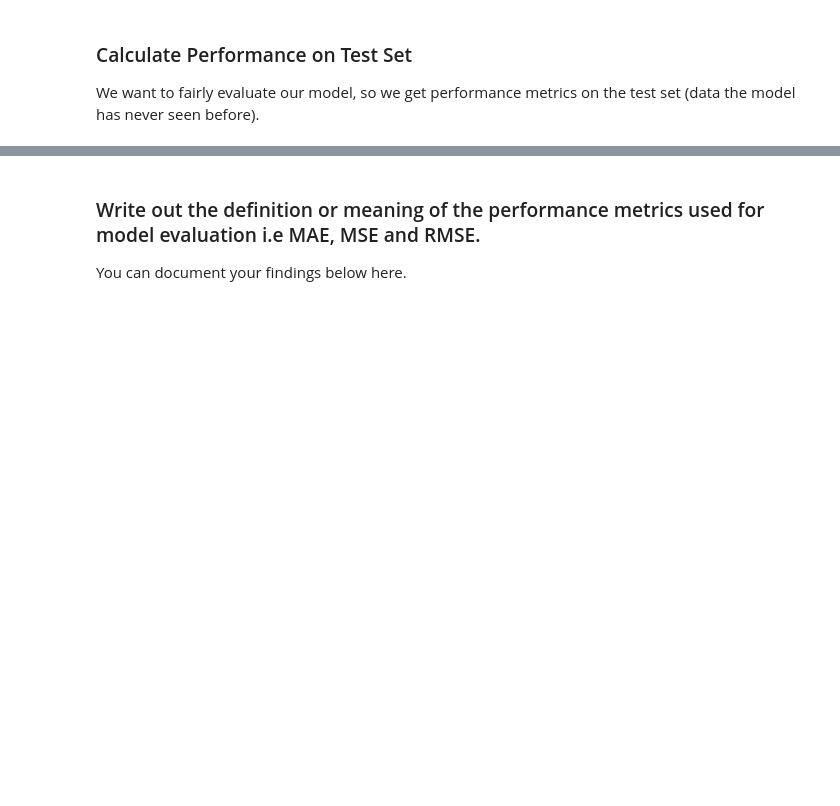
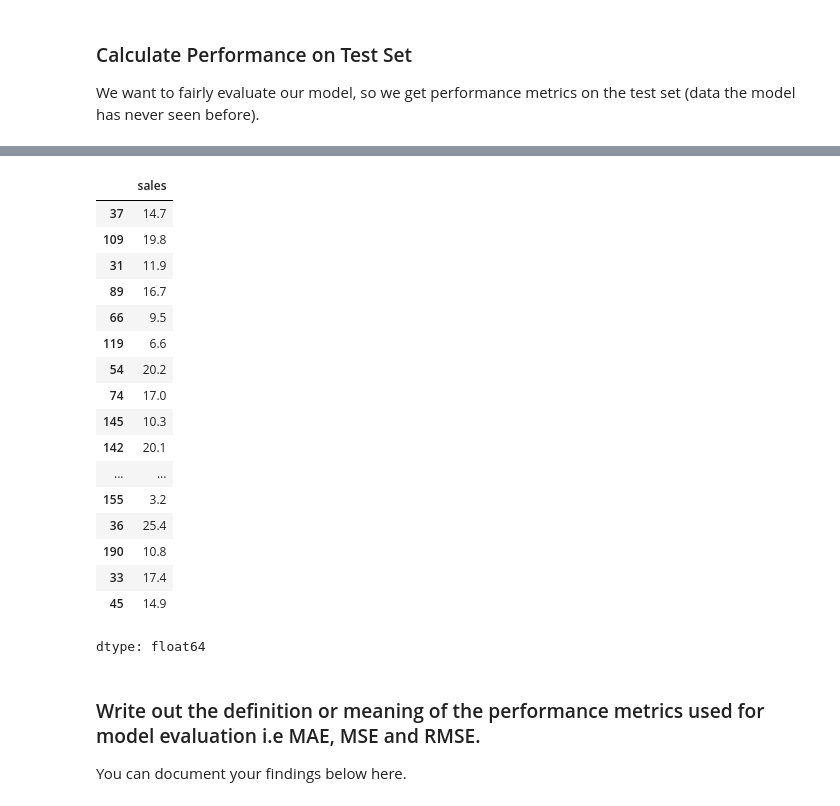
Before and after one commit to Sorath-Hansrajani/colab-github-demo-SH, a Jupyter notebook: Lesson7/Lesson_7_lab_sML_regression.ipynb, the cells around one changed output, grey strips where cells are left out. Cells and saved outputs as stored; diff of their text form; code cells hidden in the pictures; blank space fills up the shorter version.

```diff
--- a/Lesson7/Lesson_7_lab_sML_regression.ipynb
+++ b/Lesson7/Lesson_7_lab_sML_regression.ipynb
@@ -26,7 +28,7 @@ Sample Data
 
 This sample data is from ISLR. It displays sales (in thousands of units) for a particular product as a function of advertising budgets (in thousands of dollars) for TV, radio, and newspaper media.
 # %%
-df = pd.read_csv("Advertising.csv")
+df = pd.read_csv("advertising.csv")
 # %%
 df.head()
 # %% [output]
@@ -259,3 +268,24 @@ array([15.74131332, 19.61062568, 11.44888935, 17.00819787,  9.17285676,
+# %%
+y_test
+# %% [output]
+|  | sales |
+| 37 | 14.7 |
+| 109 | 19.8 |
+| 31 | 11.9 |
+| 89 | 16.7 |
+| 66 | 9.5 |
+| 119 | 6.6 |
+| 54 | 20.2 |
+| 74 | 17.0 |
+| 145 | 10.3 |
+| 142 | 20.1 |
+| ... | ... |
+| 155 | 3.2 |
+| 36 | 25.4 |
+| 190 | 10.8 |
+| 33 | 17.4 |
+| 45 | 14.9 |
+dtype: float64
 # %% [markdown]
 ### Write out the definition or meaning of the performance metrics used for model evaluation i.e MAE, MSE and RMSE.
 You can document your findings below here.
```
Also changed, not shown: parts of 10 cells of this notebook.
